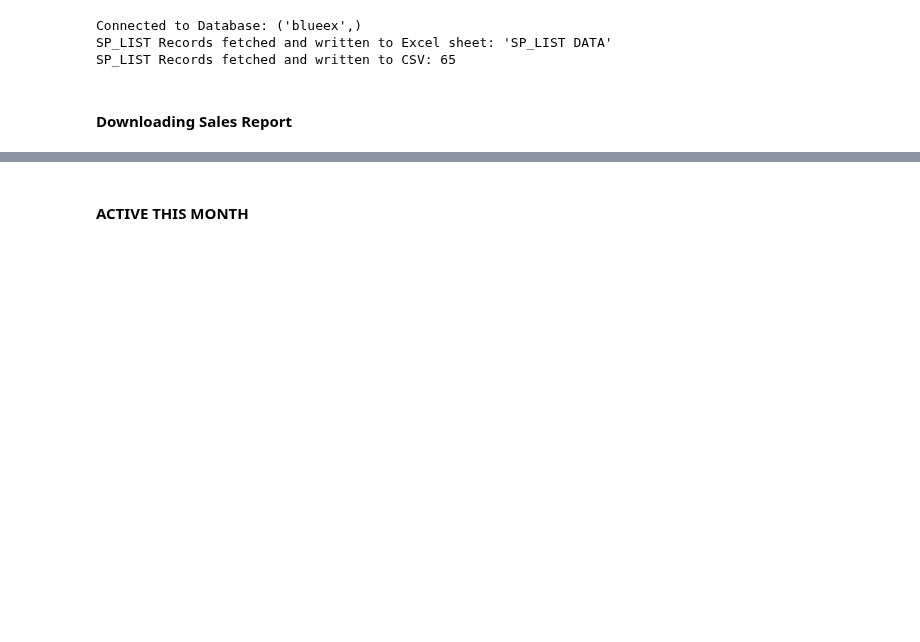
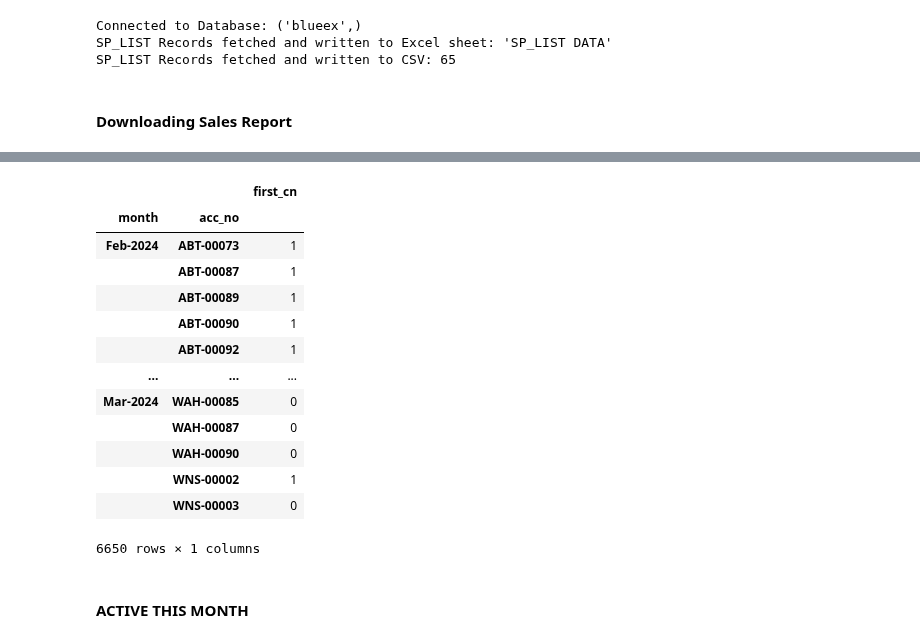
Before and after one commit to TahaDataAlchemy/BLUE-EX-Domestic-Auto, a Jupyter notebook: ETL.ipynb, the cells around one changed output, grey strips where cells are left out. Drawn from its saved outputs; the diff is of its cells as text; code cells hidden in the pictures; blank space fills up the shorter version.

```diff
--- a/ETL.ipynb
+++ b/ETL.ipynb
@@ -1351,0 +1365,26 @@ df_sp12 = df.copy()
+# %%
+start_date = '2024-01-01'  # Change this to the desired start date
+end_date = '2024-03-31'    # Change this to the desired end date
+
+start_datetime = datetime.strptime(start_date, '%Y-%m-%d')
+end_datetime = datetime.strptime(end_date, '%Y-%m-%d')
+
+start_date_str = start_datetime.strftime('%Y-%m-%d')
+end_date_str = end_datetime.strftime('%Y-%m-%d')
+with conn.cursor() as cursor:
+            # Check database connection
+            cursor.execute("SELECT DATABASE();")
+            record = cursor.fetchone()
+            print("Connected to Database:", record)
+
+            # Define SQL query to fetch records within the date range
+            q1 = "SELECT * from blueex.salesreport sr LEFT JOIN acc_form af ON sr.acc_no = af.acc_no   WHERE sr.normal_cn_date  BETWEEN %s AND %s "
+
+            # Execute SQL query
+            cursor.execute(q1, (start_date, end_date))
+
+            # Fetch all rows
+            rows = cursor.fetchall()
+
+            # Create DataFrame from fetched rows
+            df = pd.DataFrame(rows, columns=[i[0] for i in cursor.description])
@@ -1351,0 +1393,5 @@ df_sp12 = df.copy()
+# %%
+df_sp13 = df.copy()
+# %%
+df_sp13["normal_cn_date"] = pd.to_datetime(df_sp13["normal_cn_date"])
+df_sp13["month"] = df_sp13['normal_cn_date'].dt.strftime('%b-%Y')
@@ -1351,0 +1400,2 @@ df_sp12 = df.copy()
+# %%
+df_sp13 = df_sp13.loc[:, ~df_sp13.columns.duplicated()]
@@ -1352,3 +1439,23 @@ df_sp12 = df.copy()
+# %%
+df_sp13.groupby(["month","acc_no"]).agg(
+    first_cn = ("first_cn","nunique")
+
+)
+# %% [output]
+|  |  | first_cn |
+| month | acc_no |  |
+| Feb-2024 | ABT-00073 | 1 |
+|  | ABT-00087 | 1 |
+|  | ABT-00089 | 1 |
+|  | ABT-00090 | 1 |
+|  | ABT-00092 | 1 |
+| ... | ... | ... |
+| Mar-2024 | WAH-00085 | 0 |
+|  | WAH-00087 | 0 |
+|  | WAH-00090 | 0 |
+|  | WNS-00002 | 1 |
+|  | WNS-00003 | 0 |
+6650 rows × 1 columns
 # %% [markdown]
 #### ACTIVE THIS MONTH
 # %%
```
Also changed, not shown: parts of 23 cells of this notebook.
